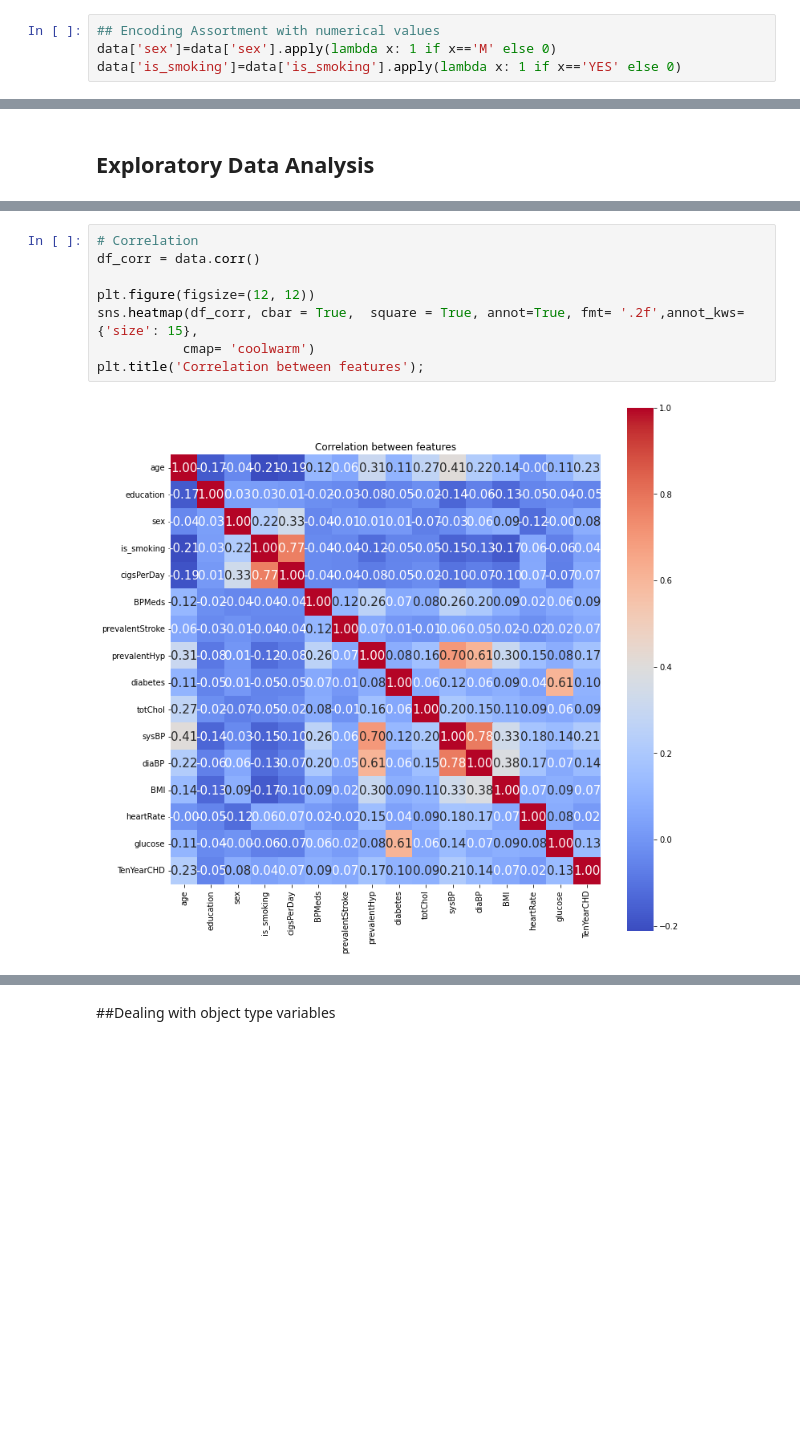
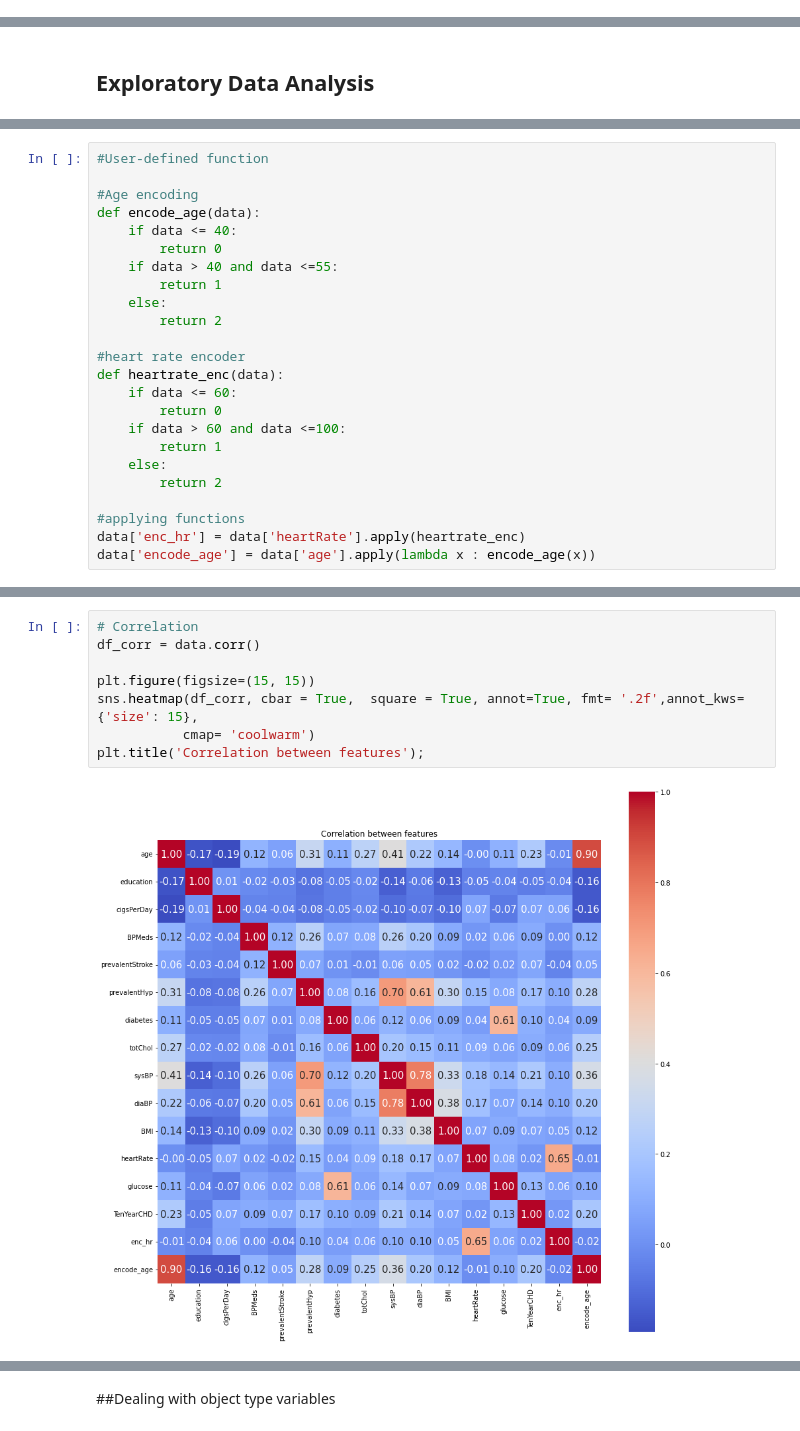
Before and after one commit to pooja251096/Cardiovascular-Risk-Prediction, a Jupyter notebook: Pooja_AlmaBetter_ML_Classification_CardioVascularRisk.ipynb, the cells around one changed output, grey strips where cells are left out. Cells and saved outputs as stored; diff of their text form; blank space fills up the shorter version.

```diff
--- a/Pooja_AlmaBetter_ML_Classification_CardioVascularRisk.ipynb
+++ b/Pooja_AlmaBetter_ML_Classification_CardioVascularRisk.ipynb
@@ -200,4 +166,0 @@ memory usage: 447.3+ KB
-# %%
-## Encoding Assortment with numerical values
-data['sex']=data['sex'].apply(lambda x: 1 if x=='M' else 0)
-data['is_smoking']=data['is_smoking'].apply(lambda x: 1 if x=='YES' else 0)
@@ -218,0 +240,24 @@ data.head()
+# %%
+#User-defined function
+
+#Age encoding
+def encode_age(data):
+    if data <= 40:
+        return 0
+    if data > 40 and data <=55:
+        return 1
+    else:
+        return 2
+
+#heart rate encoder
+def heartrate_enc(data):
+    if data <= 60:
+        return 0
+    if data > 60 and data <=100:
+        return 1
+    else:
+        return 2
+
+#applying functions
+data['enc_hr'] = data['heartRate'].apply(heartrate_enc)
+data['encode_age'] = data['age'].apply(lambda x : encode_age(x))
@@ -219,10 +342,10 @@ data.head()
 # %%
 # Correlation
 df_corr = data.corr()
 
-plt.figure(figsize=(12, 12))
+plt.figure(figsize=(15, 15))
 sns.heatmap(df_corr, cbar = True,  square = True, annot=True, fmt= '.2f',annot_kws={'size': 15},
            cmap= 'coolwarm')
 plt.title('Correlation between features');
 # %% [output]
-[figure, old version]
+[figure, new version]
```
Also changed, not shown: parts of 72 cells of this notebook.
